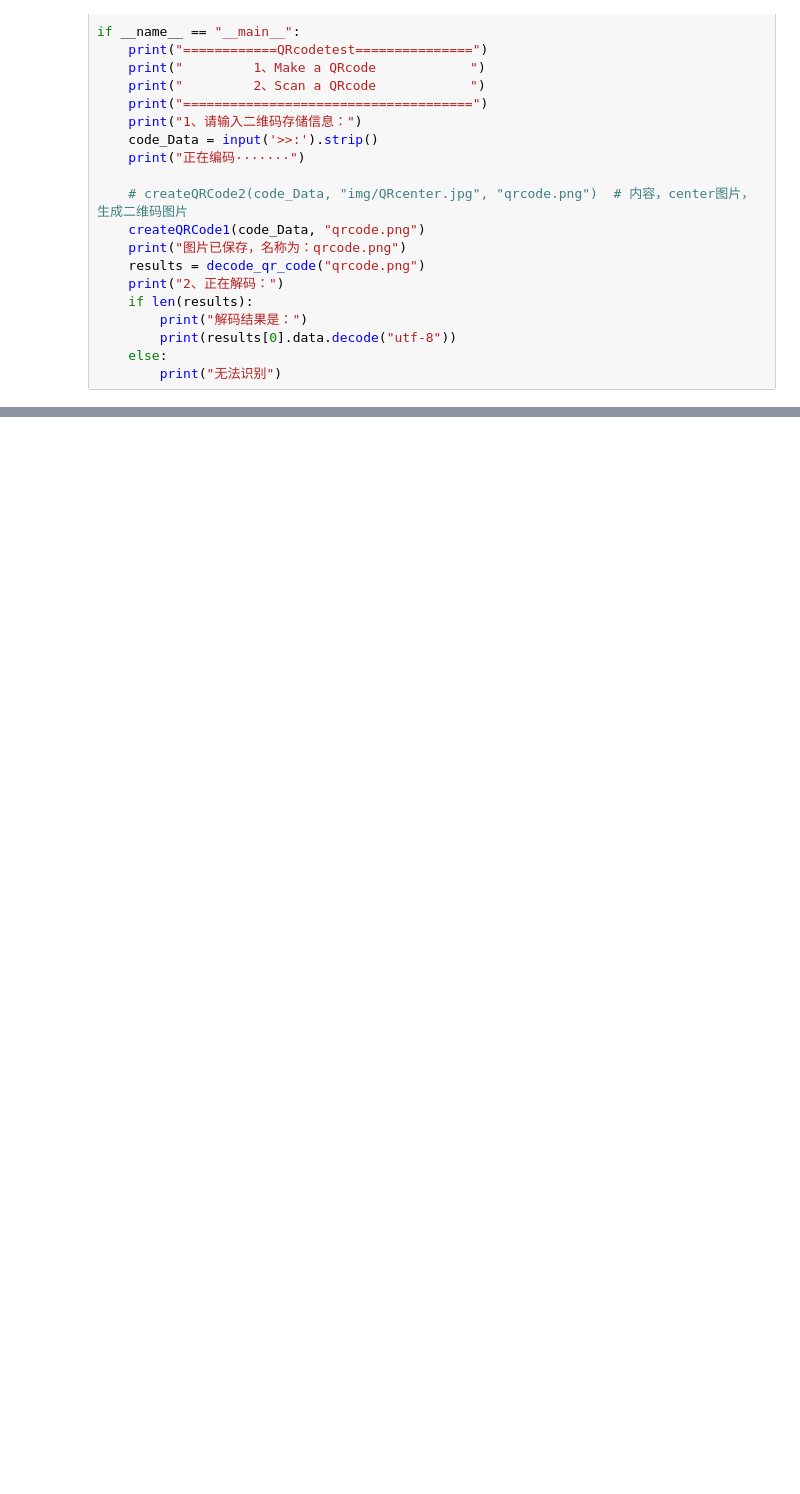
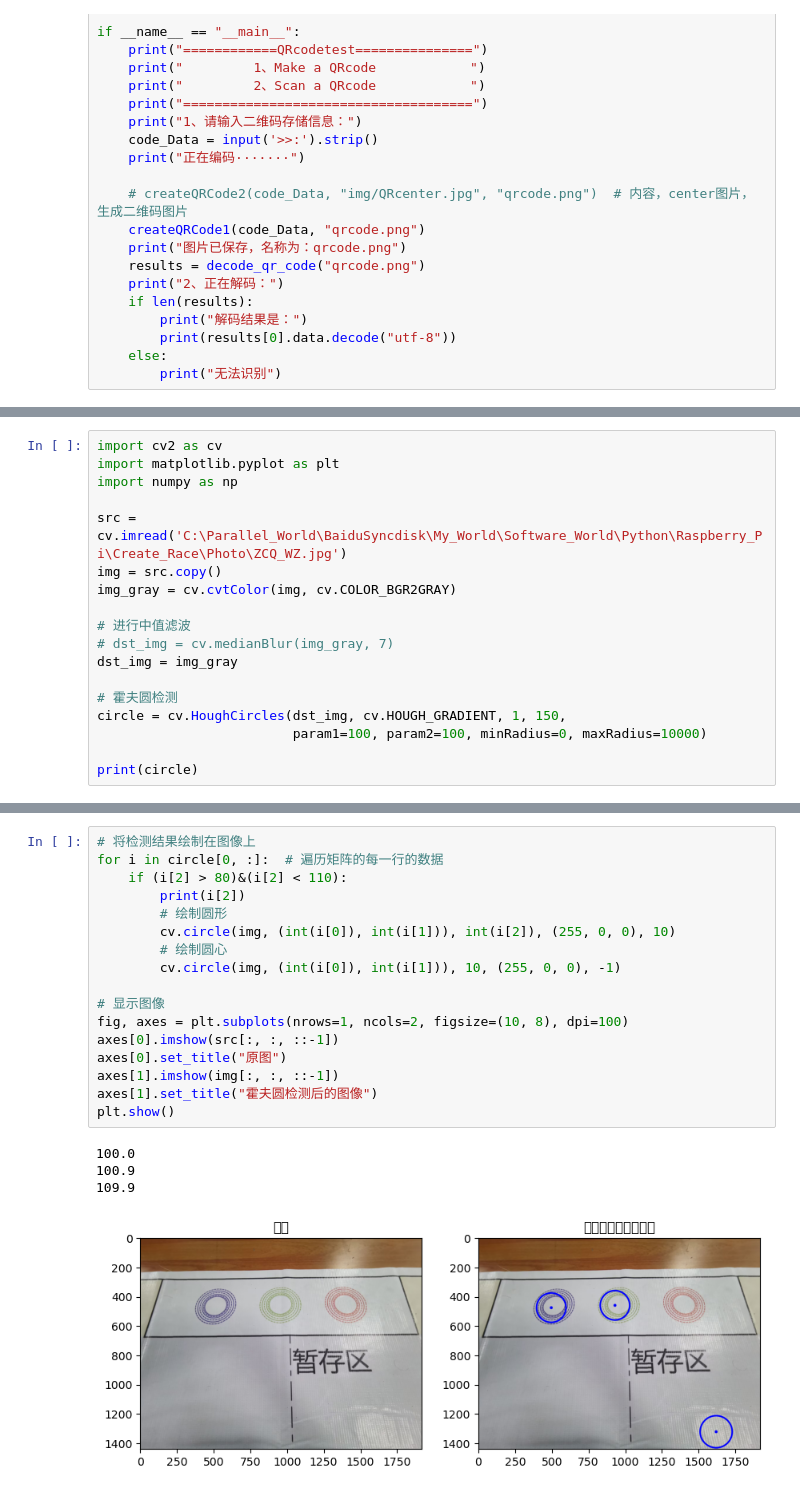
Before and after one commit to RogersSccot/Raspberry_Pi, a Jupyter notebook: Create_Race/GCR_draft.ipynb, the cells around one changed output, grey strips where cells are left out. Saved outputs shown, nothing was run; the diff lists cells and outputs as text; blank space fills up the shorter version.

```diff
--- a/Create_Race/GCR_draft.ipynb
+++ b/Create_Race/GCR_draft.ipynb
@@ -232,0 +296,18 @@ X_CJQ,Y_CJQ,K_CJG=23,-13.1,-330
+# %%
+import cv2 as cv
+import matplotlib.pyplot as plt
+import numpy as np
+
+src = cv.imread('C:\Parallel_World\BaiduSyncdisk\My_World\Software_World\Python\Raspberry_Pi\Create_Race\Photo\ZCQ_WZ.jpg')
+img = src.copy()
+img_gray = cv.cvtColor(img, cv.COLOR_BGR2GRAY)
+
+# 进行中值滤波
+# dst_img = cv.medianBlur(img_gray, 7)
+dst_img = img_gray
+
+# 霍夫圆检测
+circle = cv.HoughCircles(dst_img, cv.HOUGH_GRADIENT, 1, 150,
+                         param1=100, param2=100, minRadius=0, maxRadius=10000)
+
+print(circle)
@@ -232,0 +326,22 @@ X_CJQ,Y_CJQ,K_CJG=23,-13.1,-330
+# %%
+# 将检测结果绘制在图像上
+for i in circle[0, :]:  # 遍历矩阵的每一行的数据
+    if (i[2] > 80)&(i[2] < 110):
+        print(i[2])
+        # 绘制圆形
+        cv.circle(img, (int(i[0]), int(i[1])), int(i[2]), (255, 0, 0), 10)
+        # 绘制圆心
+        cv.circle(img, (int(i[0]), int(i[1])), 10, (255, 0, 0), -1)
+
+# 显示图像
+fig, axes = plt.subplots(nrows=1, ncols=2, figsize=(10, 8), dpi=100)
+axes[0].imshow(src[:, :, ::-1])
+axes[0].set_title("原图")
+axes[1].imshow(img[:, :, ::-1])
+axes[1].set_title("霍夫圆检测后的图像")
+plt.show()
+# %% [output]
+100.0
+100.9
+109.9
+[figure, added]
```
Also changed, not shown: parts of 13 cells of this notebook, 4 other files.
